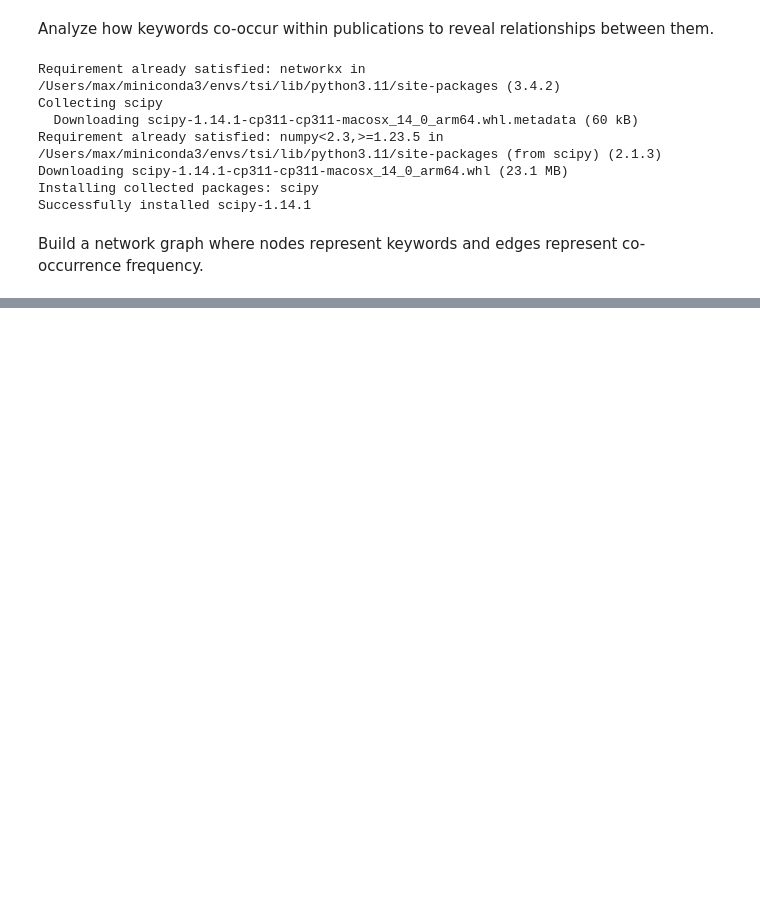
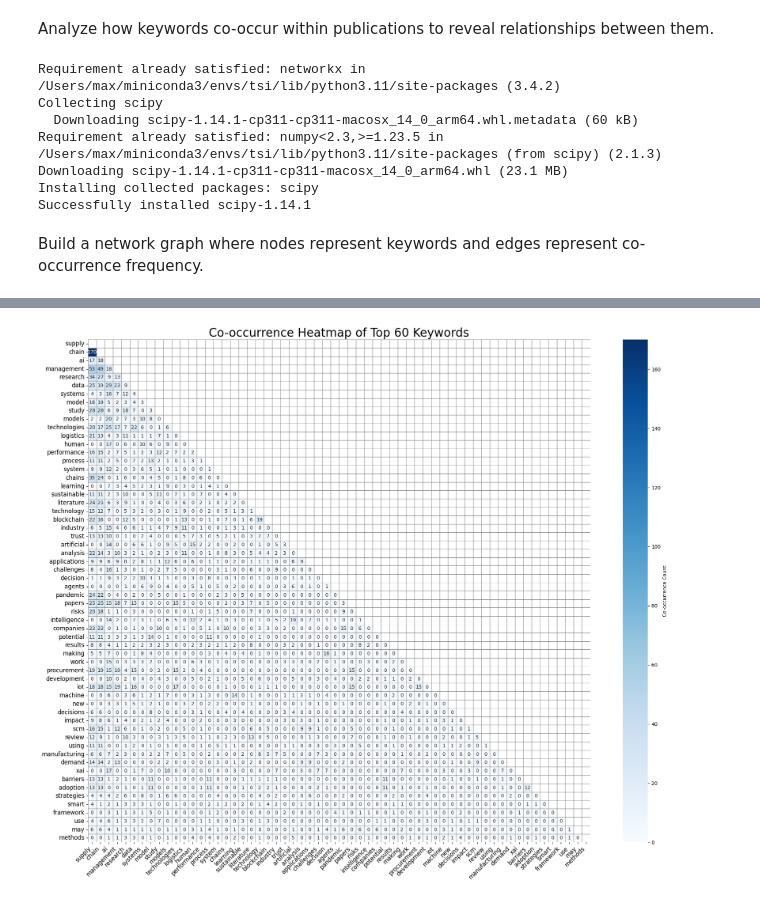
Before and after one commit to skazo4nick/tsi-sota-ai, a Jupyter notebook: notebooks/1_keywords_analysis.ipynb, the cells around one changed output, grey strips where cells are left out. Drawn from its saved outputs; the diff is of its cells as text; code cells hidden in the pictures; blank space fills up the shorter version.

```diff
--- a/notebooks/1_keywords_analysis.ipynb
+++ b/notebooks/1_keywords_analysis.ipynb
@@ -756,0 +805,49 @@ plt.show()
+# %%
+# Build the Co-occurrence Matrix with Top 60 Keywords
+
+# Initialize co-occurrence matrix with top 60 keywords as both rows and columns
+cooccurrence_matrix = pd.DataFrame(0, index=top_60_keywords, columns=top_60_keywords)
+
+# Iterate through each list of extracted keywords to fill the co-occurrence matrix
+for keywords_list in tqdm(references_keywords_df['extracted_keywords'], desc='Building Co-occurrence Matrix'):
+    # Keep only the top 60 keywords in the current publication
+    filtered_keywords = set(keywords_list).intersection(top_60_keywords)
+
+    # Add co-occurrence counts for each unique pair of keywords
+    for kw1, kw2 in combinations(filtered_keywords, 2):
+        cooccurrence_matrix.at[kw1, kw2] += 1
+        cooccurrence_matrix.at[kw2, kw1] += 1  # Ensure the matrix is symmetric
+# %%
+import numpy as np
+
+# Create a Mask to Display Only Half the Matrix (since it's symmetric)
+mask = np.triu(np.ones_like(cooccurrence_matrix, dtype=bool))
+# %%
+import seaborn as sns
+
+# Set Up the Matplotlib Figure
+plt.figure(figsize=(20, 16))  # Increased figure size for better readability
+
+# Generate the Heatmap
+sns.heatmap(
+    cooccurrence_matrix,
+    annot=True,                  # Show counts in each cell
+    fmt='d',                     # Integer format for annotations
+    cmap='Blues',                # Color palette
+    mask=mask,                   # Apply the mask
+    linewidths=0.5,              # Lines between cells
+    linecolor='gray',            # Color of the lines
+    cbar_kws={'label': 'Co-occurrence Count'},  # Color bar label
+    square=True                  # Make cells square-shaped
+)
+
+# Customize the Plot
+plt.title('Co-occurrence Heatmap of Top 60 Keywords', fontsize=24)
+plt.xticks(rotation=45, ha='right', fontsize=12)
+plt.yticks(rotation=0, fontsize=12)
+plt.tight_layout()
+
+# Display the Heatmap
+plt.show()
+# %% [output]
+[figure, added]
```
Also changed, not shown: parts of 10 cells of this notebook.
